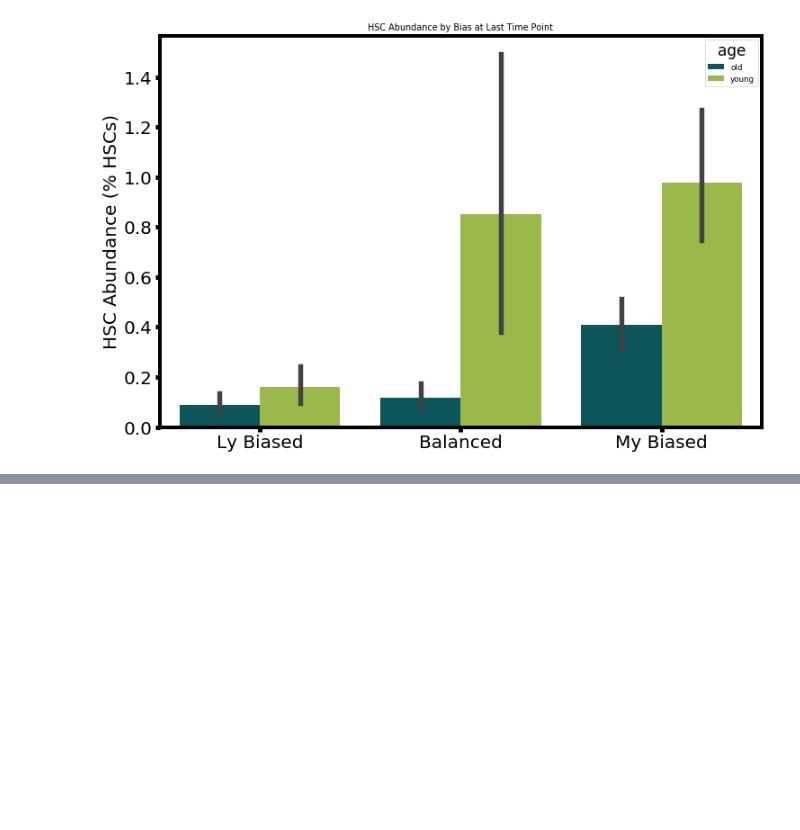
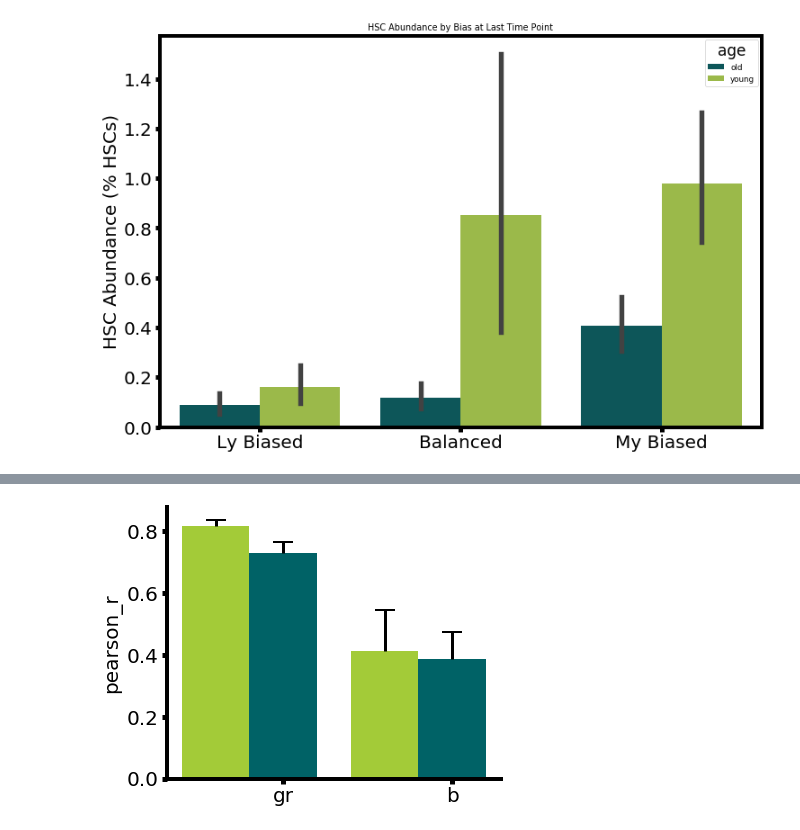
Before and after one commit to akre96/stemcell_aging, a Jupyter notebook: young_vs_old_HSCS.ipynb, the cells around one changed output, grey strips where cells are left out. Saved outputs shown, nothing was run; the diff lists cells and outputs as text; code cells hidden in the pictures; blank space fills up the shorter version.

```diff
--- a/young_vs_old_HSCS.ipynb
+++ b/young_vs_old_HSCS.ipynb
@@ -268,0 +321,46 @@ plt.savefig(
+# %%
+coords = np.arange(2)
+width = 0.4
+sems={}
+means={}
+cell_types = ['gr', 'b']
+colors={}
+value_col = 'pearson_r'
+fig, ax = plt.subplots(figsize=(6,5))
+i = -1
+for age in ['young', 'old']:
+    means[age]=[]
+    colors[age]=[]
+    sems[age] = [[], []]
+    g_df = last_df[last_df.age == age]
+    for c in cell_types:
+        t_df = g_df[g_df['cell_type'] == c]
+        sems[age][0].append(0)
+        sems[age][1].append(t_df[value_col].sem())
+        means[age].append(t_df[value_col].mean())
+        colors[age].append(COLOR_PALETTES['age'][age])
+
+    ax.bar(
+        x=coords + (i*width/2),
+        height=means[age],
+        width=width,
+        tick_label=cell_types,
+        color=colors[age],
+    )
+
+    _, caps, _ = ax.errorbar(
+        coords + (i*width/2),
+        means[age],
+        yerr=sems[age],
+        color='black',
+        capsize=10,
+        capthick=2,
+        ls='none',
+        )
+    i = i * -1
+    caps[0].set_marker('_')
+    caps[0].set_markersize(0)
+ax.set_ylabel(value_col)
+sns.despine()
+# %% [output]
+[figure, added]
```
Also changed, not shown: parts of 12 cells of this notebook, 4 other files.
